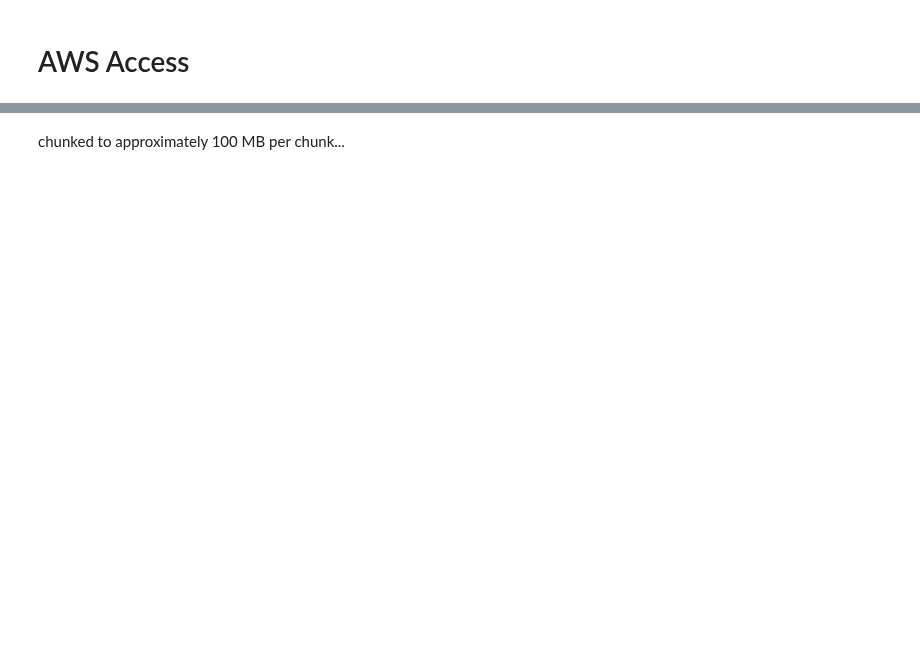
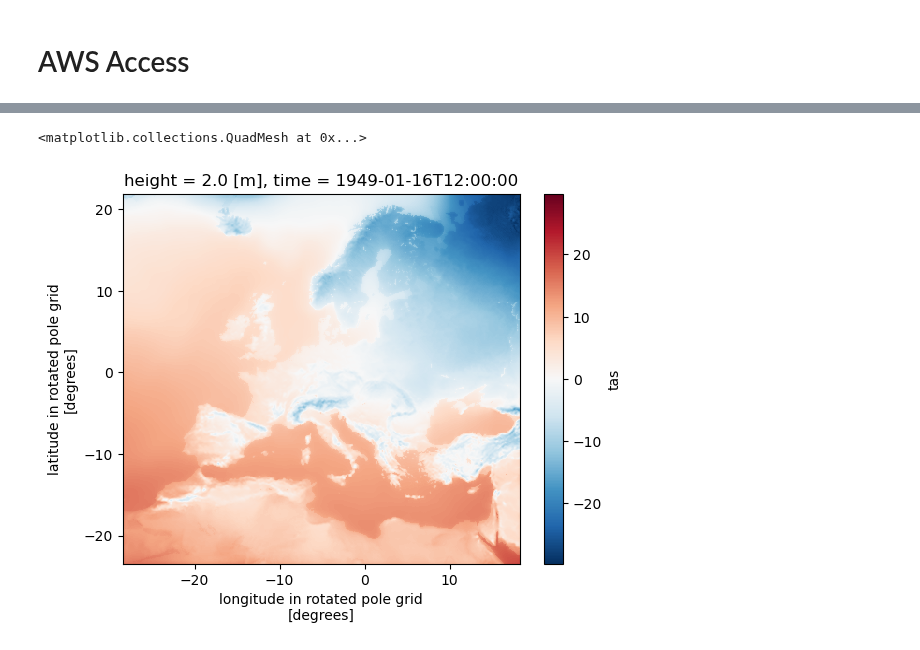
Before and after one commit to WCRP-CORDEX/cordex-tutorials, a Jupyter notebook: tutorials/aws-access.ipynb, the cells around one changed output, grey strips where cells are left out. Drawn from its saved outputs; the diff is of its cells as text; code cells hidden in the pictures; blank space fills up the shorter version.

```diff
--- a/tutorials/aws-access.ipynb
+++ b/tutorials/aws-access.ipynb
@@ -11,0 +12,8 @@ not so optimally chunked...
+# %%
+import cf_xarray as cfxr
+import fsspec
+import intake
+import xarray as xr
+
+url = "https://euro-cordex.s3.eu-central-1.amazonaws.com/catalog/CORDEX-CMIP5.json"
+cat = intake.open_esm_datastore(url)
@@ -12,8 +69,5 @@ not so optimally chunked...
 # %%
-import fsspec
-import xarray as xr
-
 ds = xr.open_zarr(
-    store=fsspec.get_mapper(url, anon=True), consolidated=True, chunks={"time": 100}
+    store=fsspec.get_mapper(cat.df.iloc[0].path, anon=True), consolidated=True
 )
 ds
@@ -24,2 +143,0 @@ mean.plot()
-# %% [markdown]
-chunked to approximately 100 MB per chunk...
@@ -28,9 +143,0 @@ url = "s3://euro-cordex/chunk-test/cordex.output.EUR-11.GERICS.ECMWF-ERAINT.eval
-# %%
-import fsspec
-import xarray as xr
-
-ds = xr.open_zarr(
-    store=fsspec.get_mapper(url, anon=True),
-    consolidated=True,
-)
-ds
@@ -40,0 +144,5 @@ mean.plot()
+# %%
+(ds.tas.isel(time=0) - 273.5).plot()
+# %% [output]
+<matplotlib.collections.QuadMesh at 0x...>
+[figure, added]
```
Also changed, not shown: parts of 32 cells of this notebook, 1 other file.
